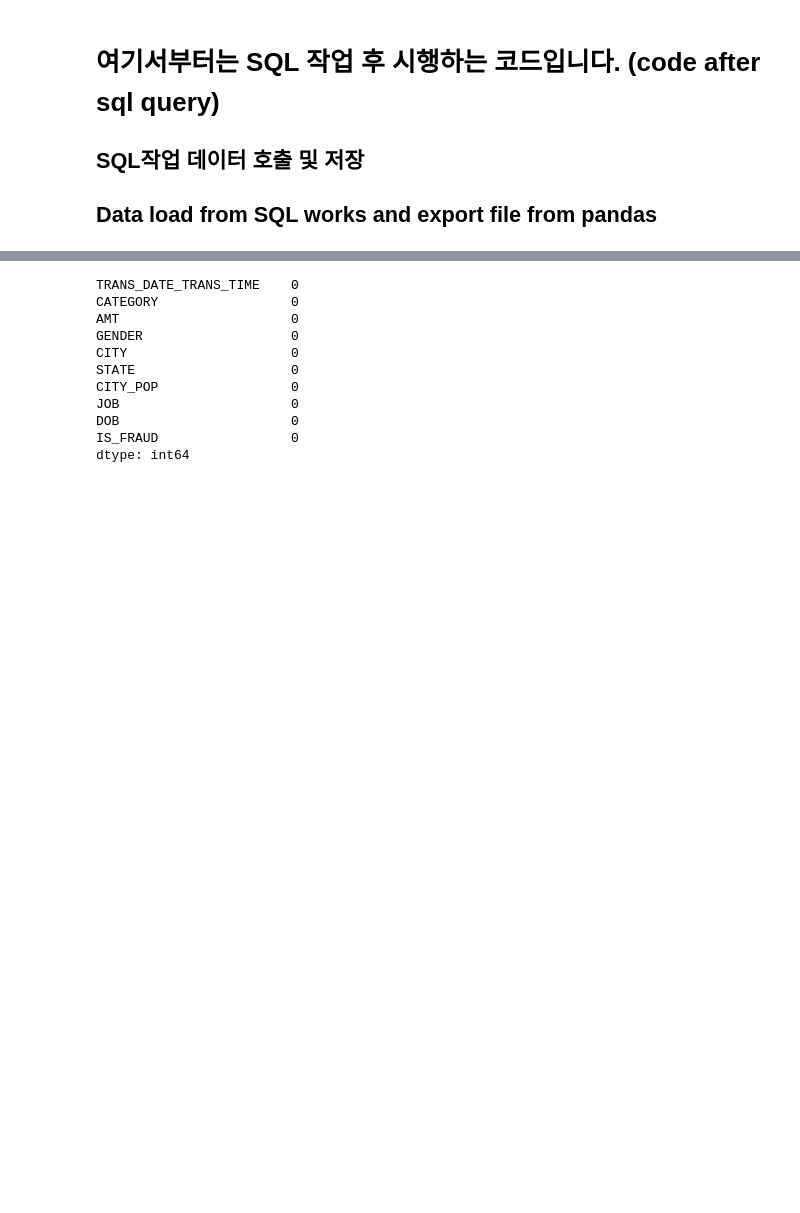
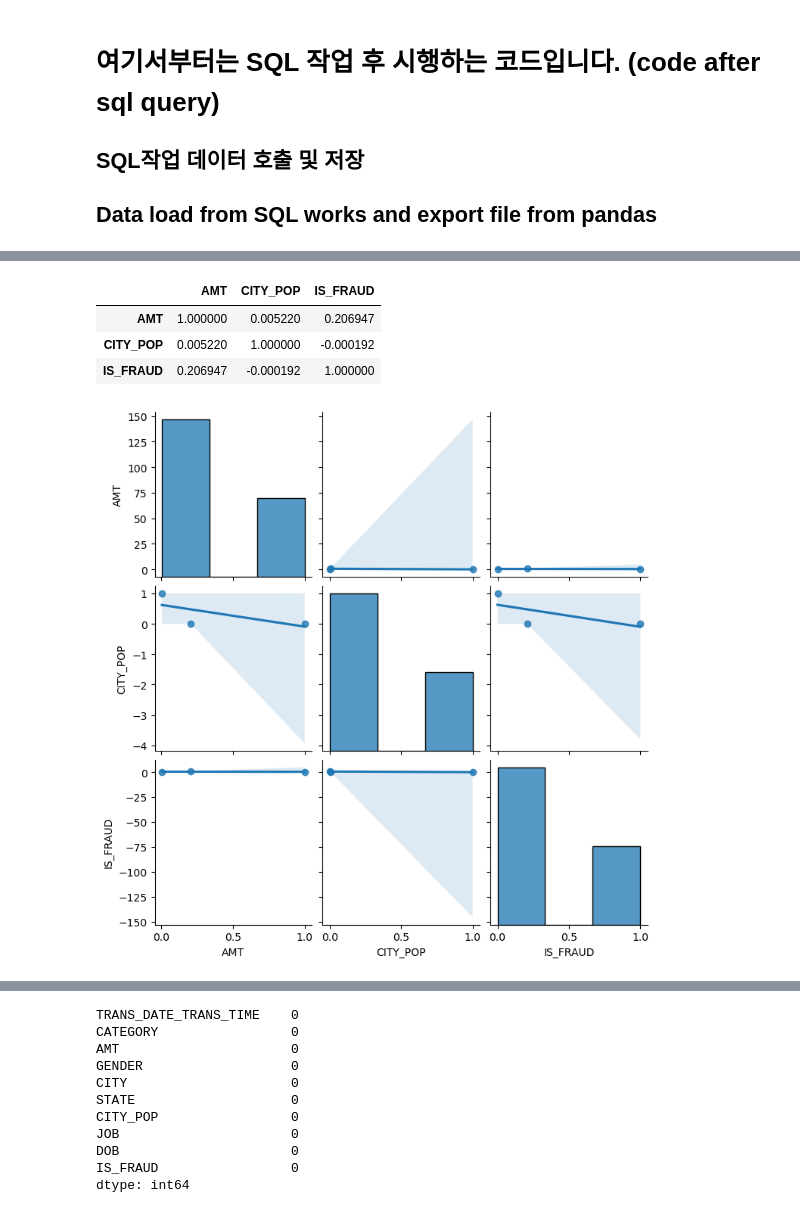
Before and after one commit to skmanzg/FraudDectectionProject2023, a Jupyter notebook: Data_Wrangling_part1.ipynb, the cells around one changed output, grey strips where cells are left out. Saved outputs shown, nothing was run; the diff lists cells and outputs as text; code cells hidden in the pictures; blank space fills up the shorter version.

Commit message:
Data wrangling part1 update

```diff
--- a/Data_Wrangling_part1.ipynb
+++ b/Data_Wrangling_part1.ipynb
@@ -206,0 +227,14 @@ df
+# %%
+# Dtype 변환(datetime, category for memory save)
+df['TRANS_DATE_TRANS_TIME'] = pd.to_datetime(df['TRANS_DATE_TRANS_TIME'])
+df['DOB'] = pd.to_datetime(df['DOB'])
+
+# category type = data has reptitive string pattern
+df['CATEGORY'] = df['CATEGORY'].astype('category')
+df['GENDER'] = df['GENDER'].astype('category')
+df['STATE'] = df['STATE'].astype('category')
+df['IS_FRAUD'] = df['IS_FRAUD'].astype('bool')
+
+df = df.drop(columns='TRANS_NUM')  # remove index
+
+df.info() # check data Dtype
@@ -206,0 +259,18 @@ df
+# %%
+# numeric data correlation
+df_corr = df[['AMT','CITY_POP','IS_FRAUD']].corr()
+df_corr
+# %% [output]
+|  | AMT | CITY_POP | IS_FRAUD |
+| AMT | 1.000000 | 0.005220 | 0.206947 |
+| CITY_POP | 0.005220 | 1.000000 | -0.000192 |
+| IS_FRAUD | 0.206947 | -0.000192 | 1.000000 |
+# %%
+import seaborn as sns
+import matplotlib.pyplot as plt
+
+# numeric data pairplot
+sns.pairplot(df_corr, kind='reg')  # kind = 'reg'로 회귀선 추가
+plt.show()
+# %% [output]
+[figure, added]
```
Also changed, not shown: parts of 12 cells of this notebook, 1 other file.
